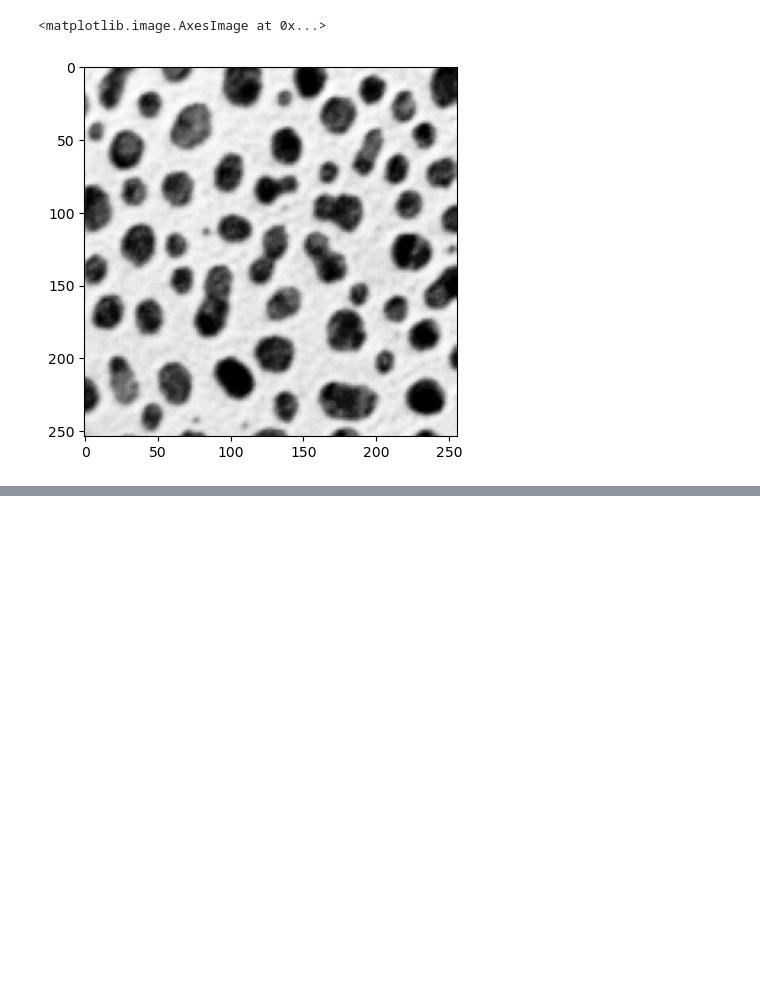
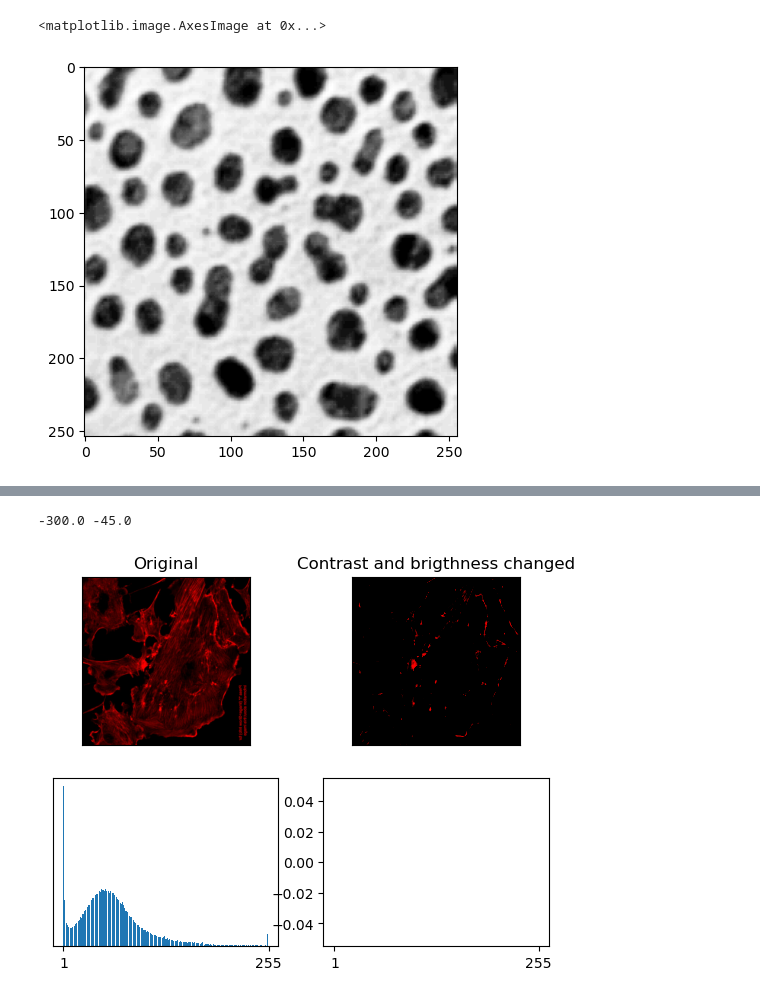
Before and after one commit to BeatrizOrozco/Casimir-programming, a Jupyter notebook: Beatriz/ImageAnalysis.ipynb, the cells around one changed output, grey strips where cells are left out. Cells and saved outputs as stored; diff of their text form; code cells hidden in the pictures; blank space fills up the shorter version.

```diff
--- a/Beatriz/ImageAnalysis.ipynb
+++ b/Beatriz/ImageAnalysis.ipynb
@@ -115,0 +83,42 @@ axs1[2].hist(ch3, bins=255)
+# %%
+def change_brightness_contrast(alpha, beta,channel):
+
+    alpha, beta = float(alpha), int(beta)
+    new_ch1 = alpha * channel - beta
+    binwidth = 256 / (256 + abs(beta))
+    print(np.amin(new_ch1),np.amax(new_ch1))
+    if beta > 0:
+        new_ch1_conc = np.concatenate(new_ch1)
+        new_ch1_hist = np.histogram(new_ch1_conc, bins=np.arange(0, 256 -binwidth, binwidth))
+    else:
+        new_ch1[new_ch1>255]=255
+        #print(np.amax(new_ch1),np.amin(new_ch1))
+        new_ch1_conc = np.concatenate(new_ch1)
+        new_ch1_hist = np.histogram(new_ch1_conc, bins=np.arange(0, 256 + binwidth, binwidth))
+        #new_ch1_hist = np.histogram(new_ch1_conc, bins=np.arange(0, 256, binwidth))
+        #print(new_ch1_hist[0])
+        #new_ch1_hist = np.histogram(new_ch1_conc, bins=np.arange(np.amin(new_ch1)- binwidth, np.amax(new_ch1) + binwidth, binwidth))
+        #print(np.arange(0, 256 + binwidth, binwidth))
+    fig, axs = plt.subplots(2, 2)
+    axs[0][0].set_title("Original")
+    axs[0][0].imshow(channel, cmap=lut_red)
+    axs[0][0].set_xticks([])
+    axs[0][0].set_yticks([])
+    axs[0][1].set_title("Contrast and brigthness changed")
+    new_red = [(-beta / 256, 0, 0), (1, 0, 0)]
+    new_lut_red = LinearSegmentedColormap.from_list("Custom", new_red, N=256)
+    axs[0][1].imshow(new_ch1, cmap=new_lut_red)
+    axs[0][1].set_xticks([])
+    axs[0][1].set_yticks([])
+    axs[1][0].bar(hist1[1][1:-1], hist1[0][1:])
+    axs[1][0].set_xticks([1, 255])
+    axs[1][0].set_yticks([])
+    axs[1][1].bar(new_ch1_hist[1][1:-1], new_ch1_hist[0][1:])
+    axs[1][1].set_xticks([1, 255])
+    #axs[1][1].set_ylim([0,100000])
+    #axs[1][1].set_yticks([])
+# %%
+change_brightness_contrast(alpha, beta, ch1)
+# %% [output]
+-300.0 -45.0
+[figure, added]
```
Also changed, not shown: parts of 16 cells of this notebook.
